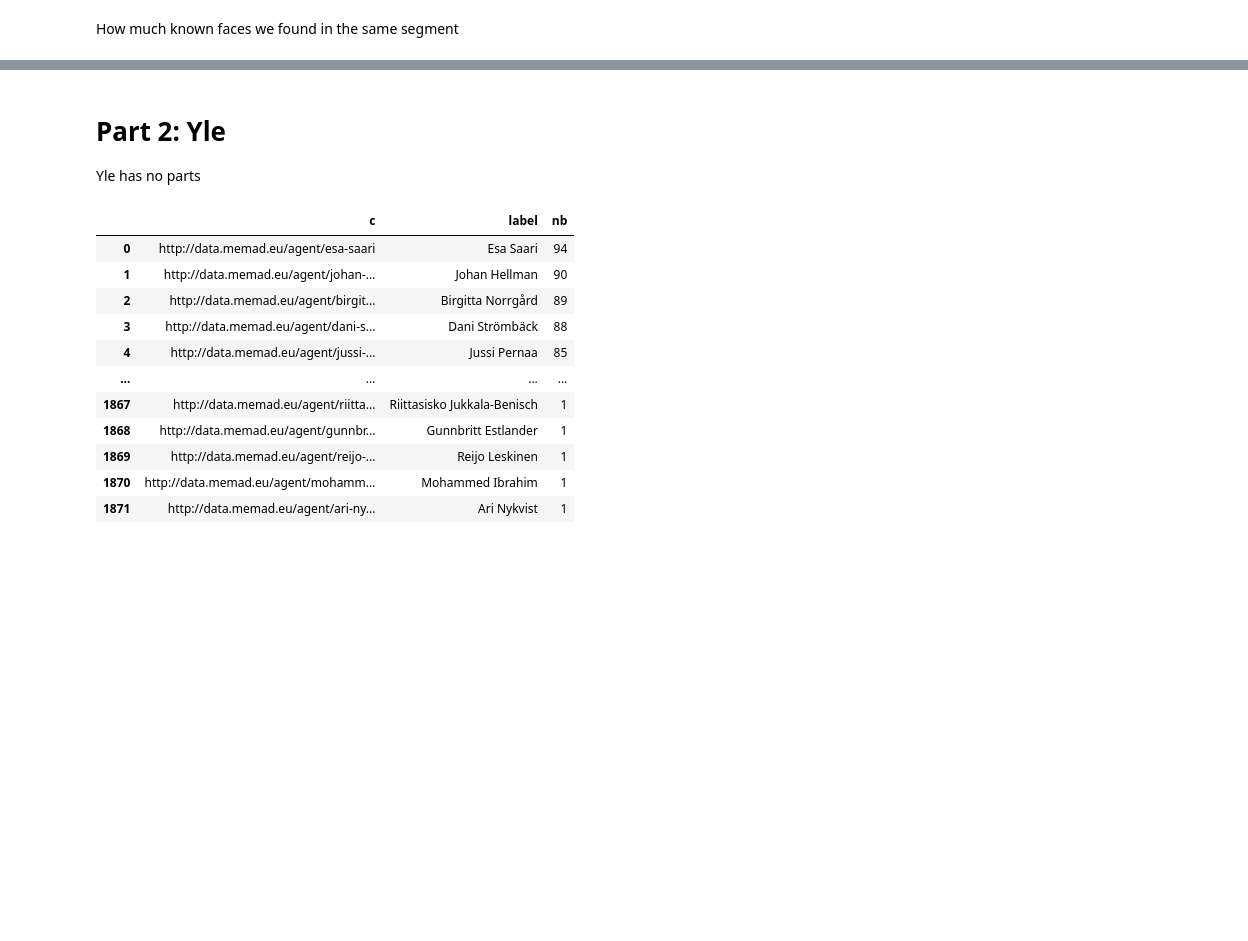
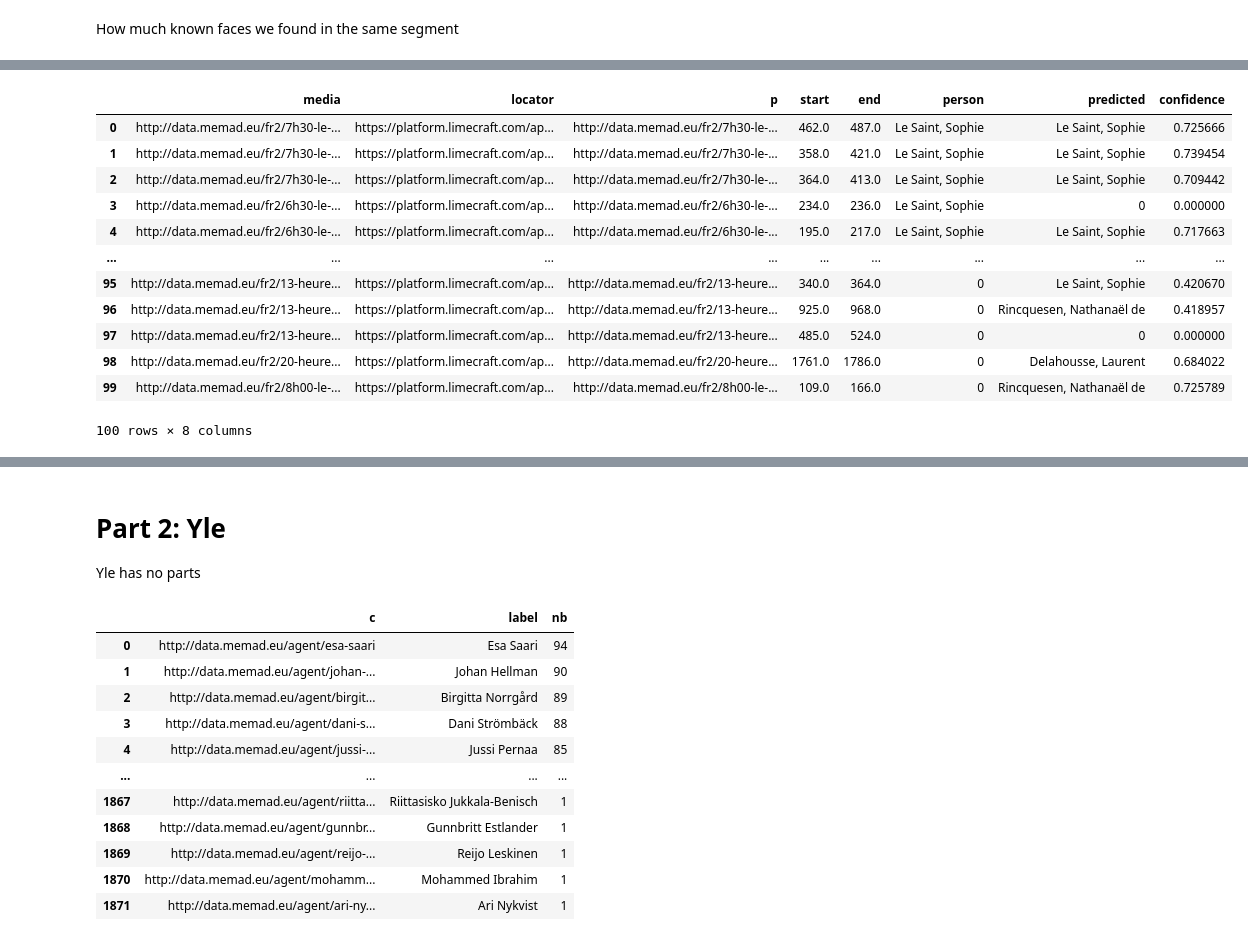
Before and after one commit to D2KLab/FaceRec, a Jupyter notebook: evaluation/ground_truth_memad.ipynb, the cells around one changed output, grey strips where cells are left out. Drawn from its saved outputs; the diff is of its cells as text; code cells hidden in the pictures; blank space fills up the shorter version.

```diff
--- a/evaluation/ground_truth_memad.ipynb
+++ b/evaluation/ground_truth_memad.ipynb
@@ -282,3 +285,16 @@ df_extracted.to_csv(r'memad_parts.csv', index = False)
+# %%
+duration_query = '''
+SELECT SAMPLE(?duration) as ?duration WHERE {
+    ?p a ebucore:TVProgramme ;
+        ebucore:duration ?duration }
+'''
+overflowing = []
+for i, x in tqdm(df_extracted.iterrows(), total=len(df_extracted)):
+    sparql.setQuery(duration_query.replace('?p', f'<{x["media"]}>'))
+    res = sparql.query().convert()["results"]["bindings"]
+    duration = float(res[0]['duration']['value'])
+    overflowing.append(x['end'] > duration)
+df_extracted['overflowing'] = overflowing
 # %% [markdown]
 ### Plan
 
@@ -335,7 +351,8 @@ Rincquesen,_Nathanaël_de 65
 to_take = []
 for p in unique:
     g = [b for a,b in manual_good if a == p]
-    to_take = np.append(to_take, np.random.choice(g, size=10, replace=False))
+    g = [b for b in g if df_extracted[df_extracted['frame']==b]['overflowing'].iloc[0] == False]
+    to_take = np.append(to_take, np.random.choice(g, size=np.min([len(g),10]), replace=False))
 # valid_shots[valid_shots.person.str.contains('Mitterrand')][valid_shots.confidence > 0.4]
 # %%
 tot_segments = len(np.unique(to_take))
@@ -417,2 +434,8 @@ np.unique(df_dataset['p'].value_counts().to_list(), return_counts=True)
 # %%
 df_dataset.to_csv('dataset_memad.csv', index=False)
+# %%
+import json
+
+with open('results_memad_gt.json', 'r') as f:
+    results = json.load(f)
+len(results)
@@ -418,0 +444,4 @@ df_dataset.to_csv('dataset_memad.csv', index=False)
+# %%
+from src import clusterize
+
+clusters = [clusterize.main(clusterize.from_dict(p), confidence_threshold=0.0) for p in results]
@@ -418,0 +468,32 @@ df_dataset.to_csv('dataset_memad.csv', index=False)
+# %%
+l = len(df_dataset)
+df_dataset['predicted'] = np.zeros(l)
+df_dataset['confidence'] = np.zeros(l)
+
+for i, x in df_dataset.iterrows():
+    cur = clusters[i]
+    start = x['start']
+    end = x['end']
+    b = np.arange(start, end)
+    found = False
+    for c in cur:
+        a = np.arange(c['start_npt'], c['end_npt'])
+        if len(np.intersect1d(a,b)) > 0:
+            df_dataset.loc[i, 'predicted'] = c['name']
+            df_dataset.loc[i, 'confidence'] = c['confidence']
+
+df_dataset
+# %% [output]
+|  | media | locator | p | start | end | person | predicted | confidence |
+| 0 | http://data.memad.eu/fr2/7h30-le-... | https://platform.limecraft.com/ap... | http://data.memad.eu/fr2/7h30-le-... | 462.0 | 487.0 | Le Saint, Sophie | Le Saint, Sophie | 0.725666 |
+| 1 | http://data.memad.eu/fr2/7h30-le-... | https://platform.limecraft.com/ap... | http://data.memad.eu/fr2/7h30-le-... | 358.0 | 421.0 | Le Saint, Sophie | Le Saint, Sophie | 0.739454 |
+| 2 | http://data.memad.eu/fr2/7h30-le-... | https://platform.limecraft.com/ap... | http://data.memad.eu/fr2/7h30-le-... | 364.0 | 413.0 | Le Saint, Sophie | Le Saint, Sophie | 0.709442 |
+| 3 | http://data.memad.eu/fr2/6h30-le-... | https://platform.limecraft.com/ap... | http://data.memad.eu/fr2/6h30-le-... | 234.0 | 236.0 | Le Saint, Sophie | 0 | 0.000000 |
+| 4 | http://data.memad.eu/fr2/6h30-le-... | https://platform.limecraft.com/ap... | http://data.memad.eu/fr2/6h30-le-... | 195.0 | 217.0 | Le Saint, Sophie | Le Saint, Sophie | 0.717663 |
+| ... | ... | ... | ... | ... | ... | ... | ... | ... |
+| 95 | http://data.memad.eu/fr2/13-heure... | https://platform.limecraft.com/ap... | http://data.memad.eu/fr2/13-heure... | 340.0 | 364.0 | 0 | Le Saint, Sophie | 0.420670 |
+| 96 | http://data.memad.eu/fr2/13-heure... | https://platform.limecraft.com/ap... | http://data.memad.eu/fr2/13-heure... | 925.0 | 968.0 | 0 | Rincquesen, Nathanaël de | 0.418957 |
+| 97 | http://data.memad.eu/fr2/13-heure... | https://platform.limecraft.com/ap... | http://data.memad.eu/fr2/13-heure... | 485.0 | 524.0 | 0 | 0 | 0.000000 |
+| 98 | http://data.memad.eu/fr2/20-heure... | https://platform.limecraft.com/ap... | http://data.memad.eu/fr2/20-heure... | 1761.0 | 1786.0 | 0 | Delahousse, Laurent | 0.684022 |
+| 99 | http://data.memad.eu/fr2/8h00-le-... | https://platform.limecraft.com/ap... | http://data.memad.eu/fr2/8h00-le-... | 109.0 | 166.0 | 0 | Rincquesen, Nathanaël de | 0.725789 |
+100 rows × 8 columns
```
Also changed, not shown: parts of 15 cells of this notebook, 12 other files.
